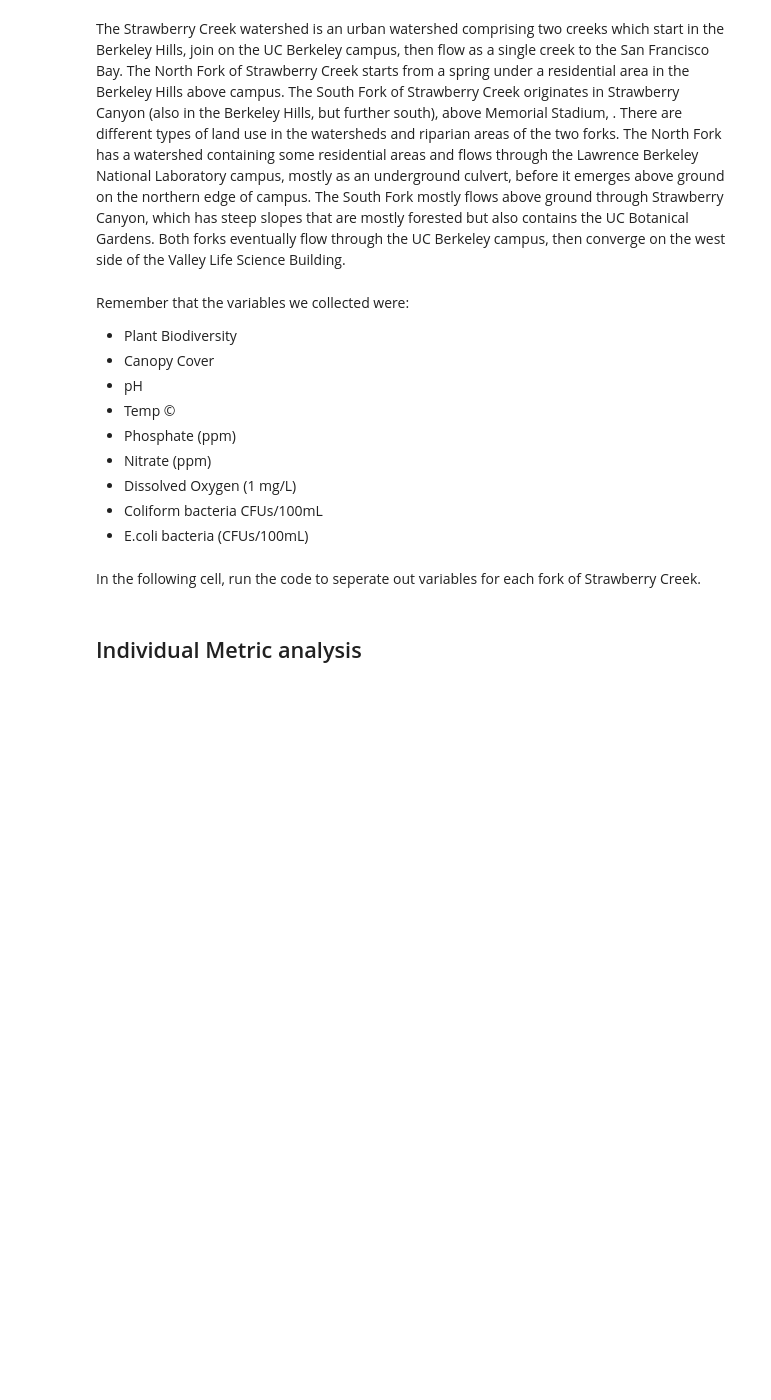
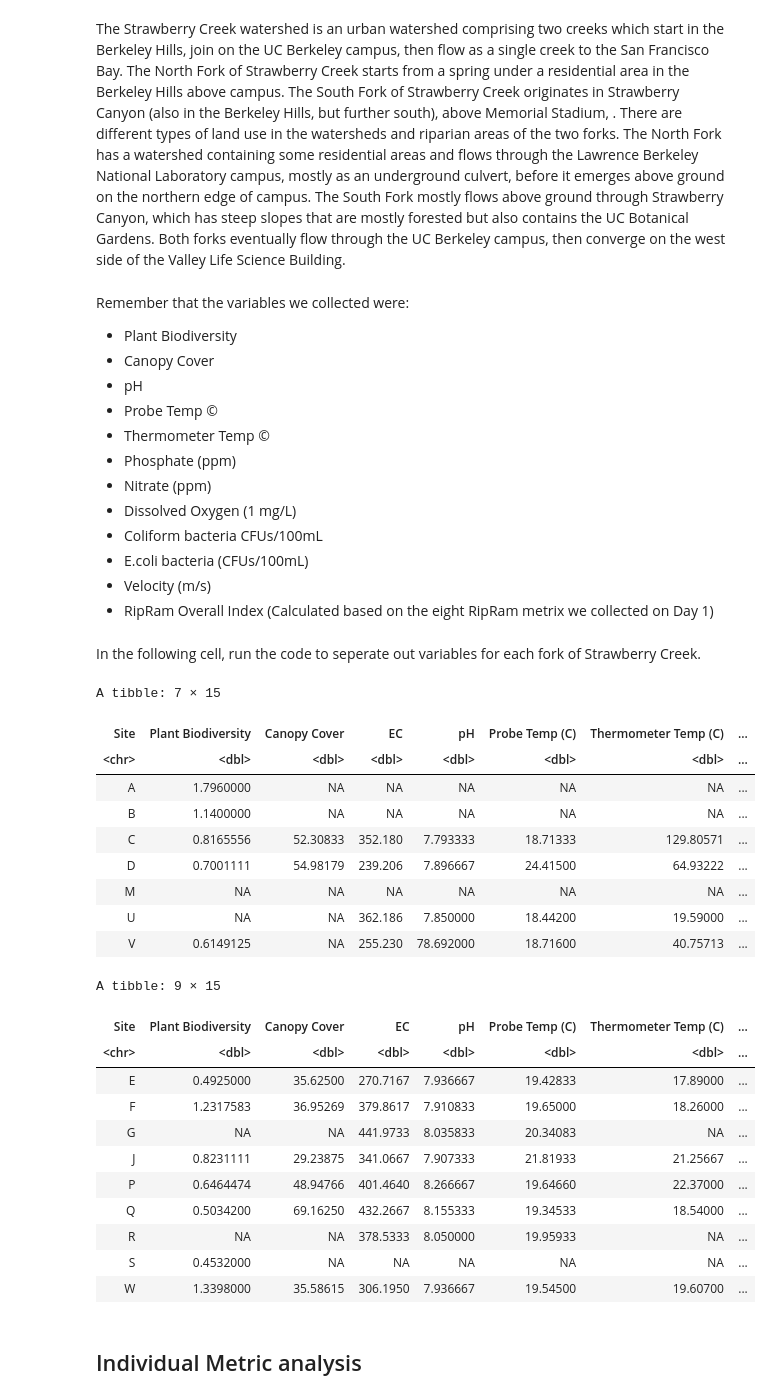
Before and after one commit to ds-modules/Bio-1B, a Jupyter notebook: Strawberry Creek/updated_straw_creek_lab_SU26.ipynb, the cells around one changed output. Cells and saved outputs as stored; diff of their text form; code cells hidden in the pictures; blank space fills up the shorter version.

```diff
--- a/Strawberry Creek/updated_straw_creek_lab_SU26.ipynb
+++ b/Strawberry Creek/updated_straw_creek_lab_SU26.ipynb
@@ -109,12 +166,15 @@ Remember that the variables we collected were:
 - Plant Biodiversity
 - Canopy Cover
 - pH
-- Temp ©
+- Probe Temp ©
+- Thermometer Temp ©
 - Phosphate (ppm)
 - Nitrate (ppm)
 - Dissolved Oxygen (1 mg/L)
 - Coliform bacteria CFUs/100mL
 - E.coli bacteria (CFUs/100mL)
+- Velocity (m/s)
+- RipRam Overall Index (Calculated based on the eight RipRam metrix we collected on Day 1)
 # %% [markdown]
 
 In the following cell, run the code to seperate out variables for each fork of Strawberry Creek.
@@ -123,35 +183,61 @@ In the following cell, run the code to seperate out variables for each fork of S
 vars = c(
   "Plant Biodiversity",
   "Canopy Cover",
   "EC",
   "pH",
-  "Temp (C)",
+  "Probe Temp (C)",
+  "Thermometer Temp (C)",
   "Phosphate (ppm)",
   "Nitrate (ppm)",
   "Dissolved Oxygen (1mg/L)",
   "Coliform Bacteria CFUs/100mL",
-  "E.coli bacteria (CFUs/100mL)"
+  "E.coli bacteria (CFUs/100mL)",
+  "Velocity (m/s)",
+  "RipRam Overall Index"
 )
 
 # Find matching column names
 var_cols = intersect(vars, names(straw_creek_data))
 
 # Subset by fork (exclude Combined)
 N_data = straw_creek_data[
   straw_creek_data$Fork == "North",
   c("Site", var_cols)
 ]
 N_data$Fork_Label = "North"
 
 S_data = straw_creek_data[
   straw_creek_data$Fork == "South",
   c("Site", var_cols)
 ]
 S_data$Fork_Label = "South"
 
 # View results
 N_data
 S_data
+# %% [output]
+A tibble: 7 × 15
+| Site | Plant Biodiversity | Canopy Cover | EC | pH | Probe Temp (C) | Thermometer Temp (C) | ... |
+| <chr> | <dbl> | <dbl> | <dbl> | <dbl> | <dbl> | <dbl> | ... |
+| A | 1.7960000 | NA | NA | NA | NA | NA | ... |
+| B | 1.1400000 | NA | NA | NA | NA | NA | ... |
+| C | 0.8165556 | 52.30833 | 352.180 | 7.793333 | 18.71333 | 129.80571 | ... |
+| D | 0.7001111 | 54.98179 | 239.206 | 7.896667 | 24.41500 | 64.93222 | ... |
+| M | NA | NA | NA | NA | NA | NA | ... |
+| U | NA | NA | 362.186 | 7.850000 | 18.44200 | 19.59000 | ... |
+| V | 0.6149125 | NA | 255.230 | 78.692000 | 18.71600 | 40.75713 | ... |
+A tibble: 9 × 15
+| Site | Plant Biodiversity | Canopy Cover | EC | pH | Probe Temp (C) | Thermometer Temp (C) | ... |
+| <chr> | <dbl> | <dbl> | <dbl> | <dbl> | <dbl> | <dbl> | ... |
+| E | 0.4925000 | 35.62500 | 270.7167 | 7.936667 | 19.42833 | 17.89000 | ... |
+| F | 1.2317583 | 36.95269 | 379.8617 | 7.910833 | 19.65000 | 18.26000 | ... |
+| G | NA | NA | 441.9733 | 8.035833 | 20.34083 | NA | ... |
+| J | 0.8231111 | 29.23875 | 341.0667 | 7.907333 | 21.81933 | 21.25667 | ... |
+| P | 0.6464474 | 48.94766 | 401.4640 | 8.266667 | 19.64660 | 22.37000 | ... |
+| Q | 0.5034200 | 69.16250 | 432.2667 | 8.155333 | 19.34533 | 18.54000 | ... |
+| R | NA | NA | 378.5333 | 8.050000 | 19.95933 | NA | ... |
+| S | 0.4532000 | NA | NA | NA | NA | NA | ... |
+| W | 1.3398000 | 35.58615 | 306.1950 | 7.936667 | 19.54500 | 19.60700 | ... |
 # %% [markdown]
 ## Individual Metric analysis
 # %% [markdown]
```
Also changed, not shown: parts of 31 cells of this notebook.
